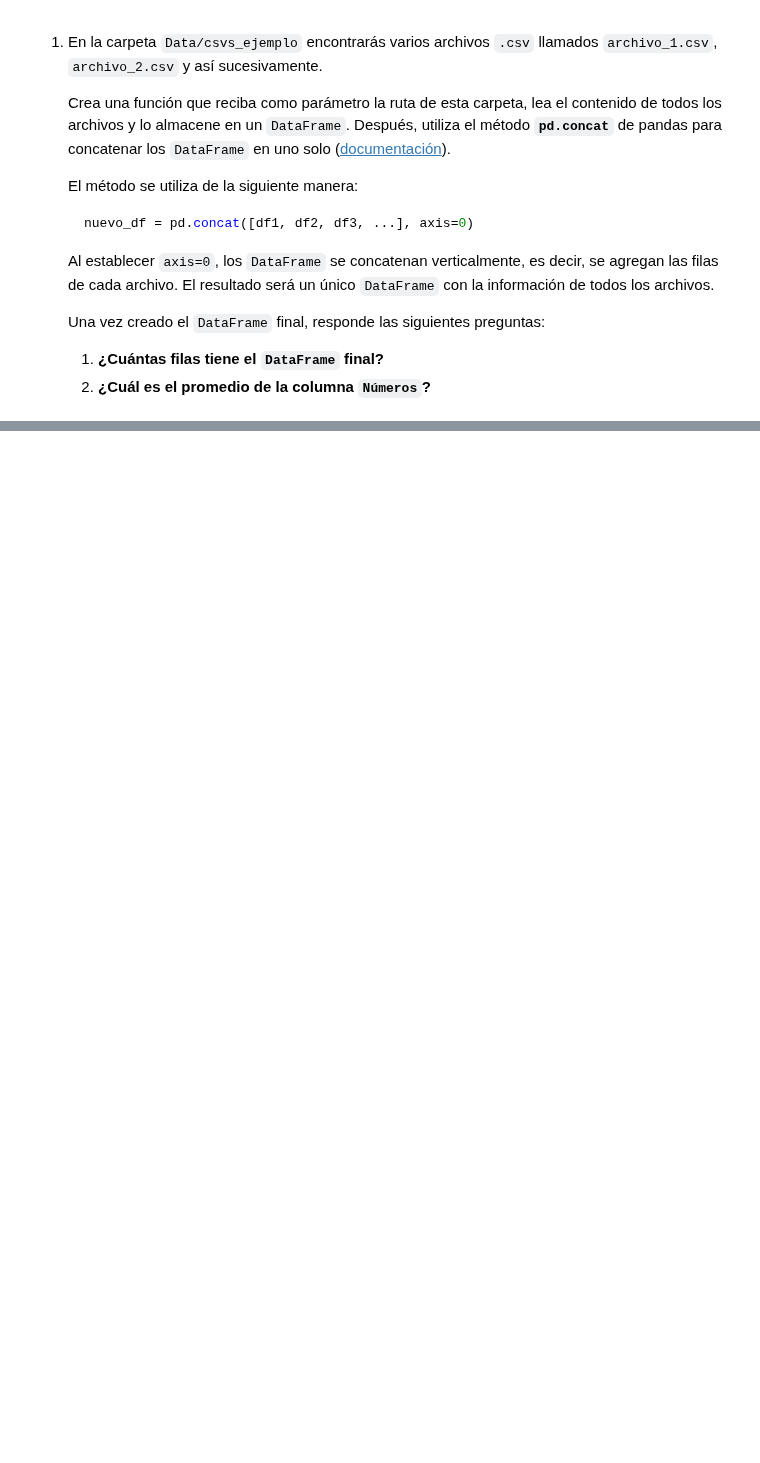
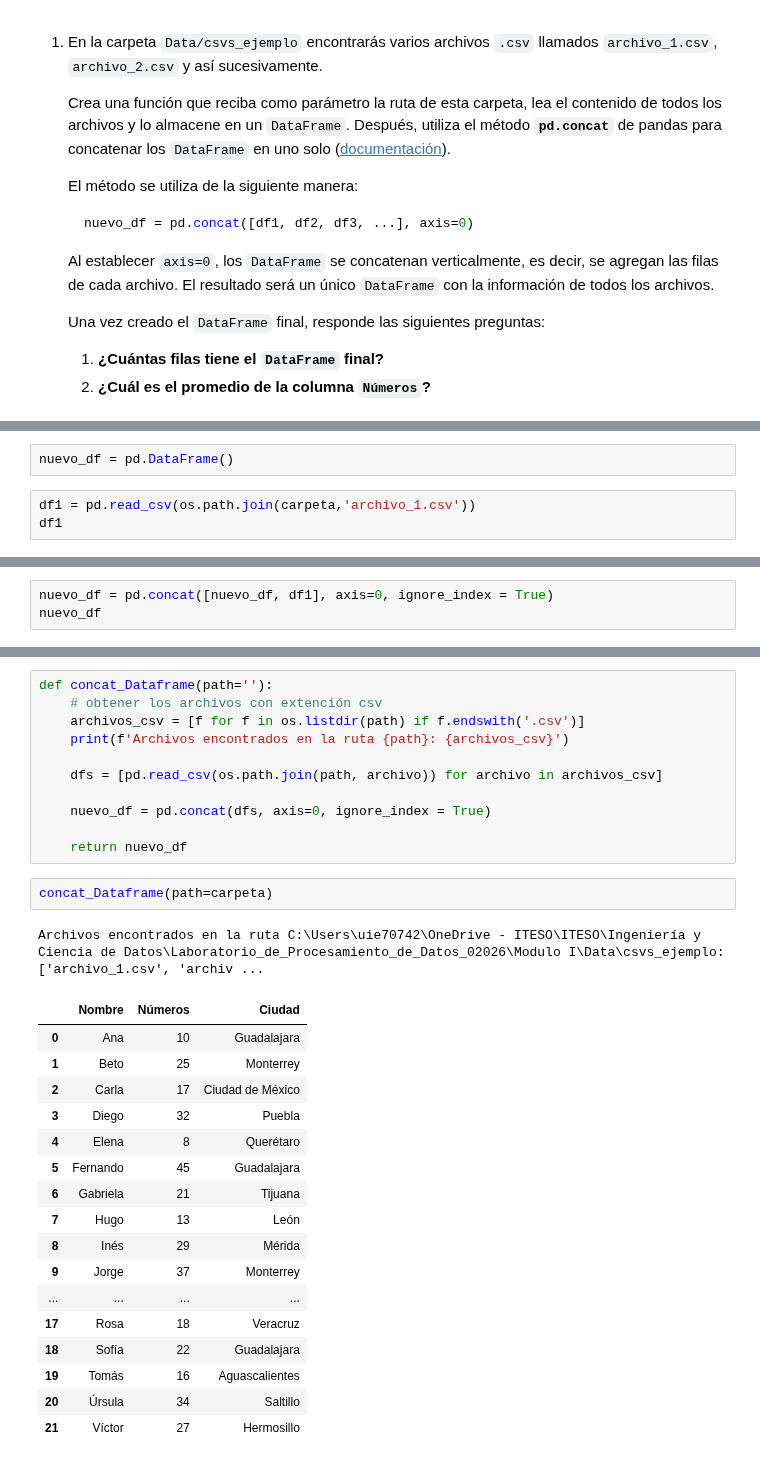
Before and after one commit to Santiago-CS/Procesamiento-de-datos, a Jupyter notebook: Modulo I/1.2.- Extracción_Archivos_CSV.ipynb, the cells around one changed output, grey strips where cells are left out. Drawn from its saved outputs; the diff is of its cells as text; blank space fills up the shorter version.

```diff
--- a/Modulo I/1.2.- Extracción_Archivos_CSV.ipynb
+++ b/Modulo I/1.2.- Extracción_Archivos_CSV.ipynb
@@ -91,0 +177,5 @@ print(df_comp.dtypes)
+# %%
+nuevo_df = pd.DataFrame()
+# %%
+df1 = pd.read_csv(os.path.join(carpeta,'archivo_1.csv'))
+df1
@@ -91,0 +188,3 @@ print(df_comp.dtypes)
+# %%
+nuevo_df = pd.concat([nuevo_df, df1], axis=0, ignore_index = True)
+nuevo_df
@@ -91,0 +218,32 @@ print(df_comp.dtypes)
+# %%
+def concat_Dataframe(path=''):
+    # obtener los archivos con extención csv
+    archivos_csv = [f for f in os.listdir(path) if f.endswith('.csv')]
+    print(f'Archivos encontrados en la ruta {path}: {archivos_csv}')
+
+    dfs = [pd.read_csv(os.path.join(path, archivo)) for archivo in archivos_csv]
+
+    nuevo_df = pd.concat(dfs, axis=0, ignore_index = True)
+
+    return nuevo_df
+# %%
+concat_Dataframe(path=carpeta)
+# %% [output]
+Archivos encontrados en la ruta C:\Users\uie70742\OneDrive - ITESO\ITESO\Ingeniería y Ciencia de Datos\Laboratorio_de_Procesamiento_de_Datos_02026\Modulo I\Data\csvs_ejemplo: ['archivo_1.csv', 'archiv ...
+|  | Nombre | Números | Ciudad |
+| 0 | Ana | 10 | Guadalajara |
+| 1 | Beto | 25 | Monterrey |
+| 2 | Carla | 17 | Ciudad de México |
+| 3 | Diego | 32 | Puebla |
+| 4 | Elena | 8 | Querétaro |
+| 5 | Fernando | 45 | Guadalajara |
+| 6 | Gabriela | 21 | Tijuana |
+| 7 | Hugo | 13 | León |
+| 8 | Inés | 29 | Mérida |
+| 9 | Jorge | 37 | Monterrey |
+| ... | ... | ... | ... |
+| 17 | Rosa | 18 | Veracruz |
+| 18 | Sofía | 22 | Guadalajara |
+| 19 | Tomás | 16 | Aguascalientes |
+| 20 | Úrsula | 34 | Saltillo |
+| 21 | Víctor | 27 | Hermosillo |
```
Also changed, not shown: parts of 14 cells of this notebook, 1 other file.
